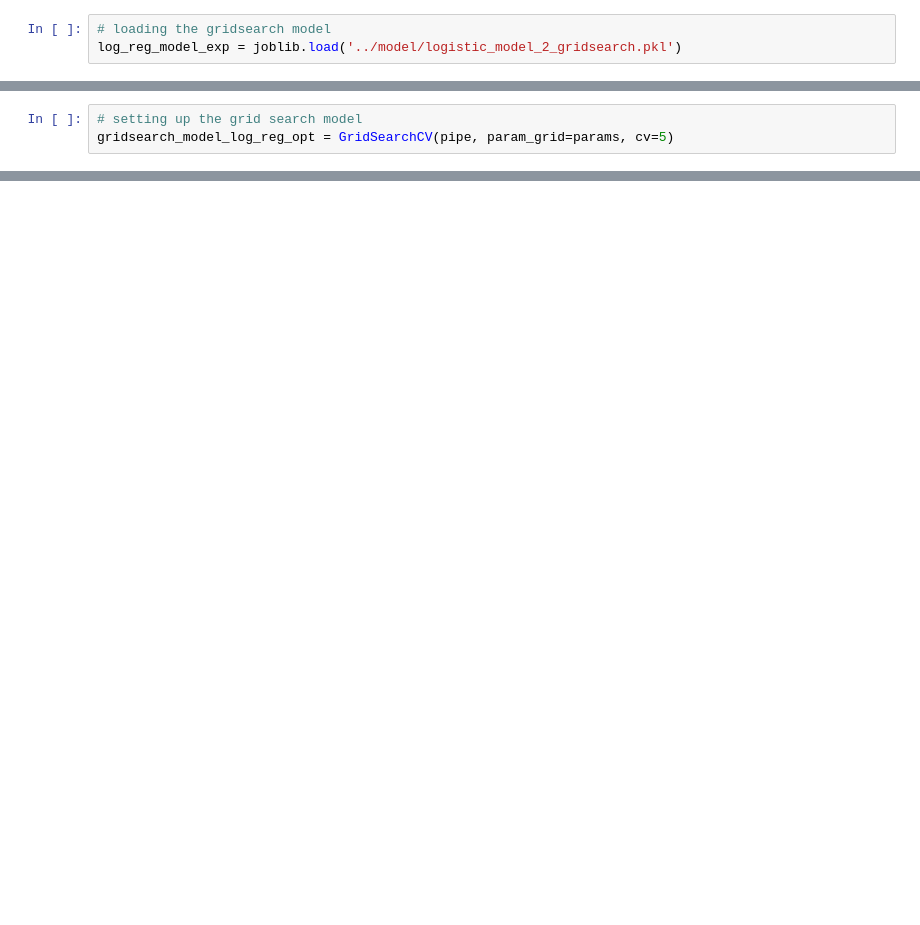
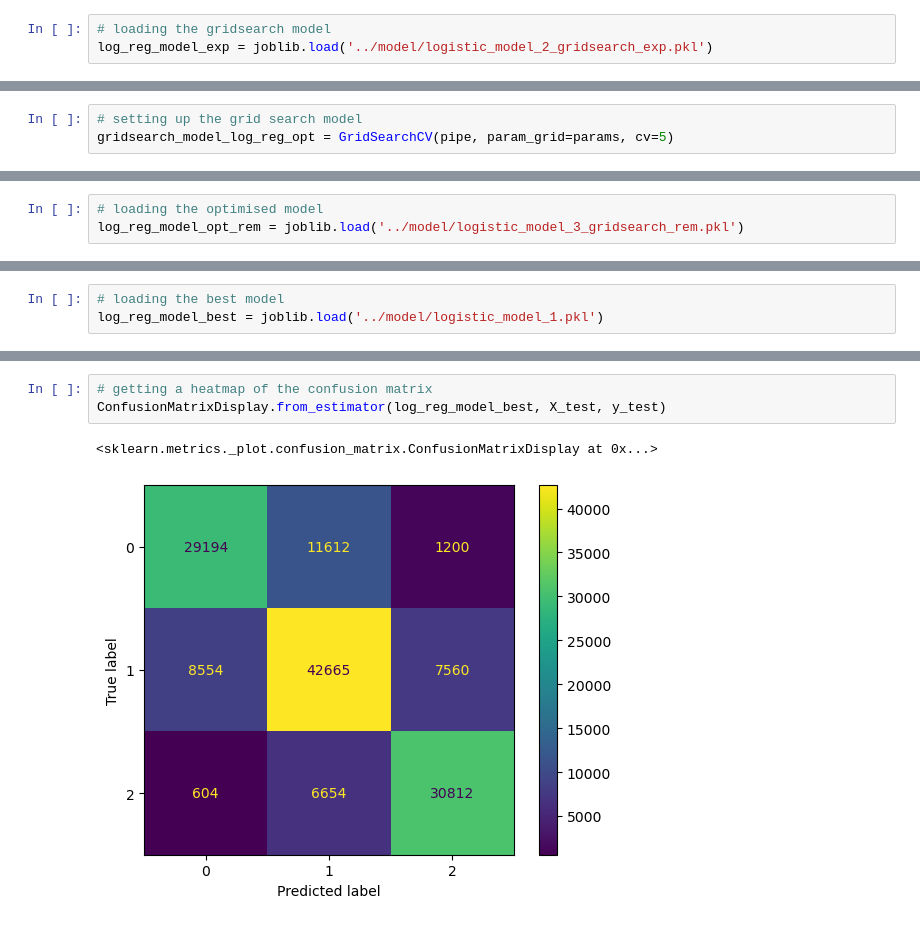
Before and after one commit to henrywo1fe/capstone-project-public, a Jupyter notebook: notebooks/04-modelling.ipynb, the cells around one changed output, grey strips where cells are left out. Saved outputs shown, nothing was run; the diff lists cells and outputs as text; blank space fills up the shorter version.

Commit message:
Griddearch remainder data. Analysis of best model

```diff
--- a/notebooks/04-modelling.ipynb
+++ b/notebooks/04-modelling.ipynb
@@ -193,6 +193,6 @@ joblib.dump(gridsearch_model_log_reg_exp, '../model/logistic_model_2_gridsearch.
 # %%
 # loading the gridsearch model
-log_reg_model_exp = joblib.load('../model/logistic_model_2_gridsearch.pkl')
+log_reg_model_exp = joblib.load('../model/logistic_model_2_gridsearch_exp.pkl')
 # %% [markdown]
 #### Evaluation
 # %% [markdown]
@@ -270,0 +285,3 @@ gridsearch_model_log_reg_opt.fit(X_rem, y_rem)
+# %%
+# loading the optimised model
+log_reg_model_opt_rem = joblib.load('../model/logistic_model_3_gridsearch_rem.pkl')
@@ -270,0 +311,3 @@ gridsearch_model_log_reg_opt.fit(X_rem, y_rem)
+# %%
+# loading the best model
+log_reg_model_best = joblib.load('../model/logistic_model_1.pkl')
@@ -270,0 +341,6 @@ gridsearch_model_log_reg_opt.fit(X_rem, y_rem)
+# %%
+# getting a heatmap of the confusion matrix
+ConfusionMatrixDisplay.from_estimator(log_reg_model_best, X_test, y_test)
+# %% [output]
+<sklearn.metrics._plot.confusion_matrix.ConfusionMatrixDisplay at 0x...>
+[figure, added]
```
Also changed, not shown: parts of 31 cells of this notebook.
